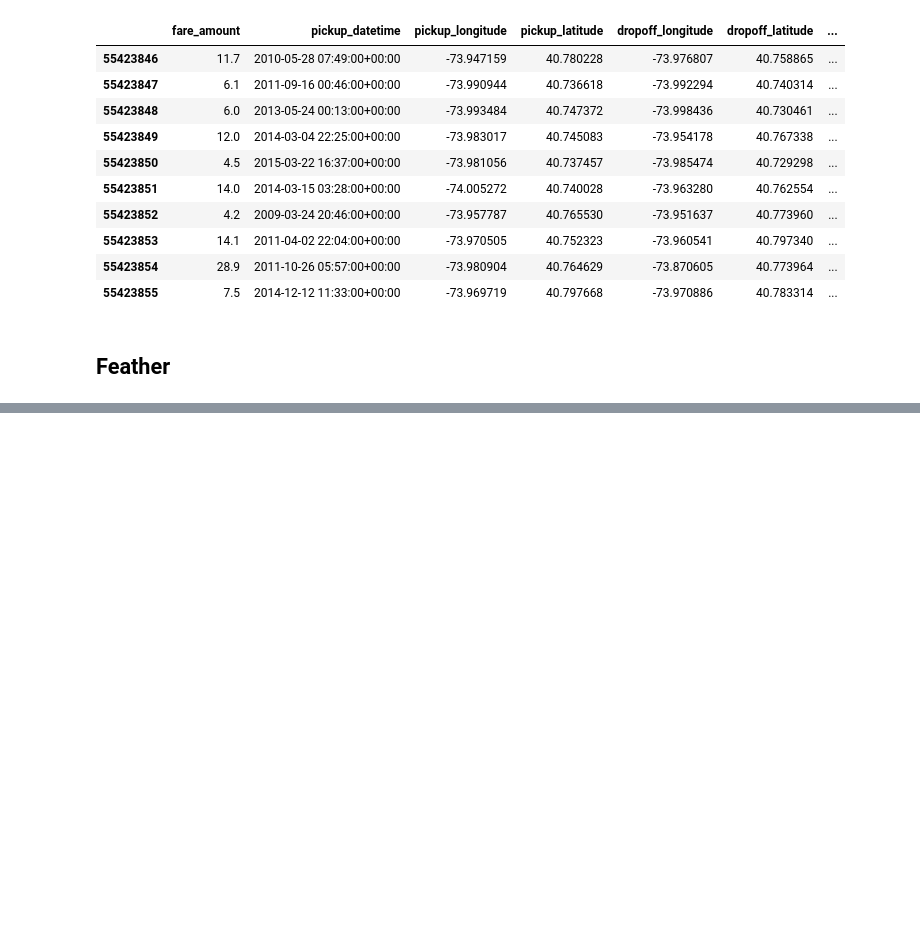
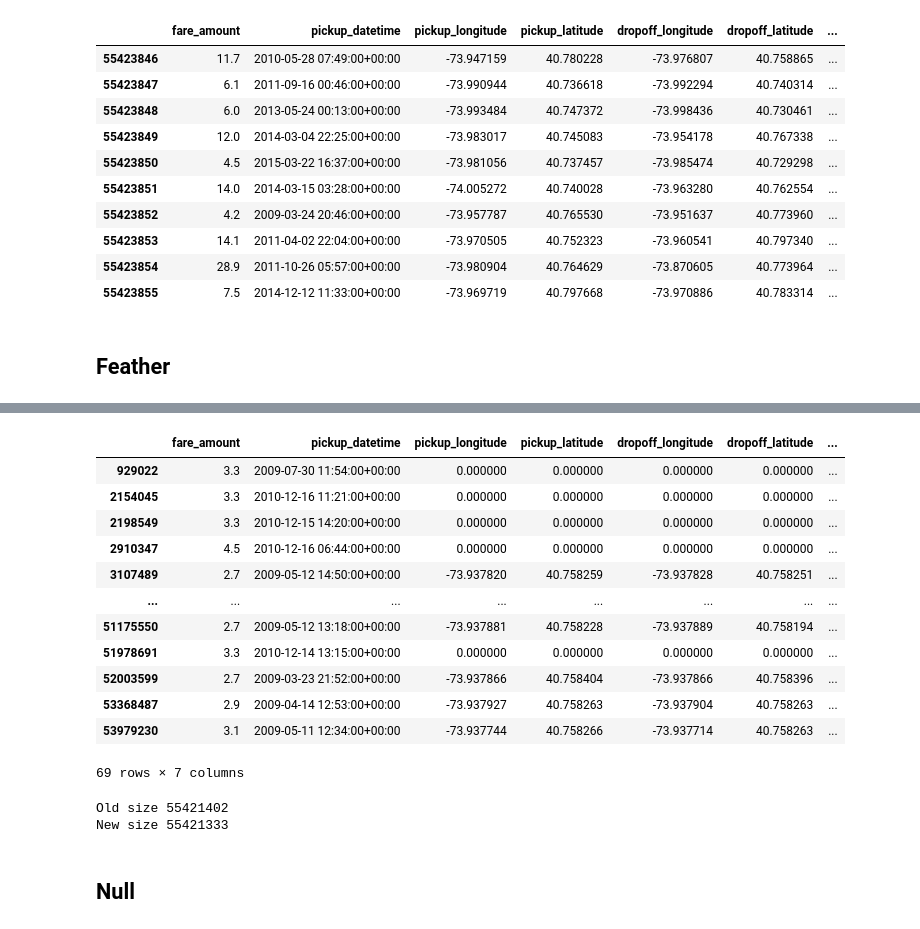
Before and after one commit to bee5633/NYCTaxi, a Jupyter notebook: NYCTaxi.ipynb, the cells around one changed output, grey strips where cells are left out. Saved outputs shown, nothing was run; the diff lists cells and outputs as text; code cells hidden in the pictures; blank space fills up the shorter version.

```diff
--- a/NYCTaxi.ipynb
+++ b/NYCTaxi.ipynb
@@ -237,0 +296,32 @@ Wall time: 5.41 ms
+# %%
+#how many are above 10 people passenger?
+df[df.passenger_count > 10 ]
+# %% [output]
+|  | fare_amount | pickup_datetime | pickup_longitude | pickup_latitude | dropoff_longitude | dropoff_latitude | ... |
+| 929022 | 3.3 | 2009-07-30 11:54:00+00:00 | 0.000000 | 0.000000 | 0.000000 | 0.000000 | ... |
+| 2154045 | 3.3 | 2010-12-16 11:21:00+00:00 | 0.000000 | 0.000000 | 0.000000 | 0.000000 | ... |
+| 2198549 | 3.3 | 2010-12-15 14:20:00+00:00 | 0.000000 | 0.000000 | 0.000000 | 0.000000 | ... |
+| 2910347 | 4.5 | 2010-12-16 06:44:00+00:00 | 0.000000 | 0.000000 | 0.000000 | 0.000000 | ... |
+| 3107489 | 2.7 | 2009-05-12 14:50:00+00:00 | -73.937820 | 40.758259 | -73.937828 | 40.758251 | ... |
+| ... | ... | ... | ... | ... | ... | ... | ... |
+| 51175550 | 2.7 | 2009-05-12 13:18:00+00:00 | -73.937881 | 40.758228 | -73.937889 | 40.758194 | ... |
+| 51978691 | 3.3 | 2010-12-14 13:15:00+00:00 | 0.000000 | 0.000000 | 0.000000 | 0.000000 | ... |
+| 52003599 | 2.7 | 2009-03-23 21:52:00+00:00 | -73.937866 | 40.758404 | -73.937866 | 40.758396 | ... |
+| 53368487 | 2.9 | 2009-04-14 12:53:00+00:00 | -73.937927 | 40.758263 | -73.937904 | 40.758263 | ... |
+| 53979230 | 3.1 | 2009-05-11 12:34:00+00:00 | -73.937744 | 40.758266 | -73.937714 | 40.758263 | ... |
+69 rows × 7 columns
+# %%
+#There are 69 rows that are above 10 passenger. Let's get rid of them
+#before
+print('Old size: %d' %len(df))
+
+#exclude the passengers more than 10
+df = df[df.passenger_count < 11]
+
+#after
+print('New size: %d' %len(df))
+# %% [output]
+Old size 55421402
+New size 55421333
+# %% [markdown]
+## Null
```
Also changed, not shown: parts of 19 cells of this notebook.
